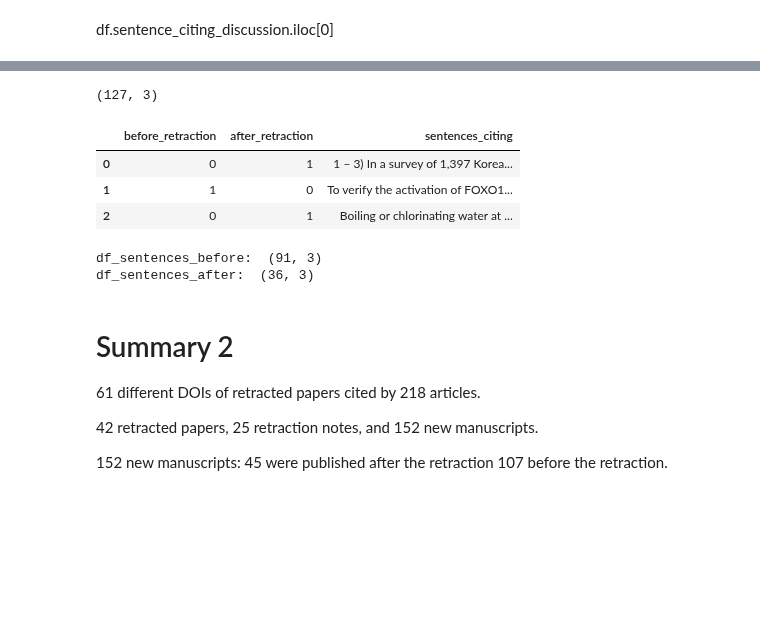
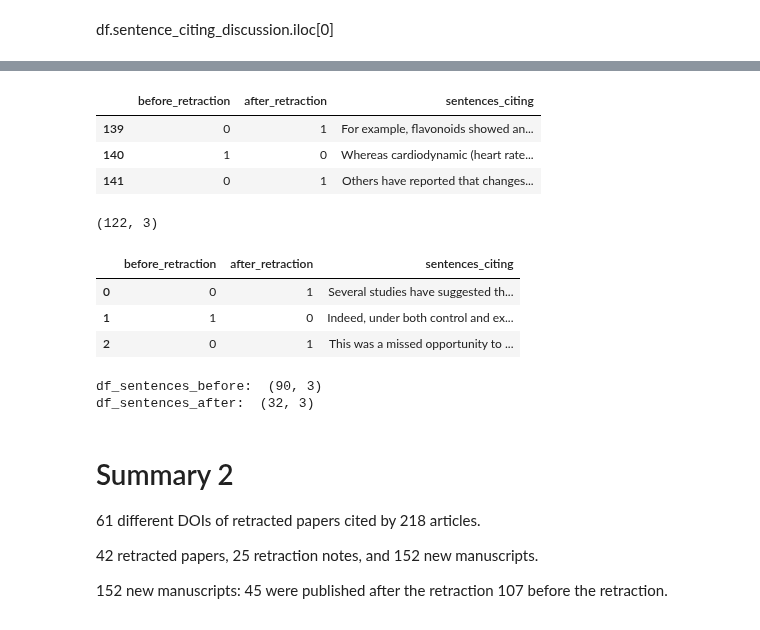
Before and after one commit to dciudadr/eLife_retractions, a Jupyter notebook: retractionwatc2h.ipynb, the cells around one changed output, grey strips where cells are left out. Drawn from its saved outputs; the diff is of its cells as text; code cells hidden in the pictures; blank space fills up the shorter version.

```diff
--- a/retractionwatc2h.ipynb
+++ b/retractionwatc2h.ipynb
@@ -521,30 +533,19 @@ from modules import get_df_analise_section
 
 list_DOI_cited = df_Articles_before_after_retraction.DOI_cited.unique()
 
-df = pd.DataFrame()
+df_1sentence = pd.DataFrame() # To get only the sentence citing
+df_3sentences = pd.DataFrame() # To get the sentence citing plus the following 3.
+
 for index, row in df_Articles_before_after_retraction.iterrows():
+
     df_analysis_row = get_df_analise_section.get_df(row.DOI_cited, [row.article_citing])
-    df = df.append(df_analysis_row)
-
-"""
-for doi in list_DOI_cited[3:4]:
-    mask = df_Articles_before_after_retraction.DOI_cited == doi
-    mask2 = df_Articles_before_after_retraction.after_retraction == 1
-    list_text_articles = list(df_Articles_before_after_retraction[(mask)].article_citing)
-    df = get_df_analise_section.get_df(doi, list_text_articles)
+    #df_1sentence = df.append(df_analysis_row)
+    df_1sentence = df_1sentence.append(df_analysis_row)
 
 
-"""
+    df_3_analysis_row = get_df_analise_section.get_df(row.DOI_cited, [row.article_citing], 3) # We will get 3 additinal sentences
+    df_3sentences = df_3sentences.append(df_3_analysis_row)
 
-"""
-
-
-
-for index, DOI in enumerate(DOI_list):
-
-    df_articles_citingDOI = df_articles[df_articles['DOI_cited'] == DOI]['article_citing']
-    list_articles_citingDOI = df_articles_citingDOI.values.tolist()
-
-    df = get_df_analise_section.get_df(DOI, list_articles_citingDOI)
-"""
+df_1sentence.reset_index(drop = True)
+df_3sentences.reset_index(drop = True)
 # %% [output]
@@ -664,26 +675,38 @@ df_sentences_classification
+# %%
+df1sentence_sentences_classification.tail(3)
+# %% [output]
+|  | before_retraction | after_retraction | sentences_citing |
+| 139 | 0 | 1 | For example, flavonoids showed an... |
+| 140 | 1 | 0 | Whereas cardiodynamic (heart rate... |
+| 141 | 0 | 1 | Others have reported that changes... |
 # %%
 #df.dropna(subset = "sentences_citing")
 
-df_sentences_classification = df_sentences_classification.dropna(subset = ["sentences_citing"])
+df1sentence_sentences_classification  = df1sentence_sentences_classification.dropna(subset = ["sentences_citing"])
+
+df3sentences_sentences_classification  = df3sentences_sentences_classification.dropna(subset = ["sentences_citing"])
 # %%
-df_sentences_classification.shape
+df3sentences_sentences_classification.shape
 # %% [output]
-(127, 3)
+(122, 3)
 # %%
-df_sentences_classification.head(3)
+df3sentences_sentences_classification.head(3)
 # %% [output]
 |  | before_retraction | after_retraction | sentences_citing |
-| 0 | 0 | 1 | 1 – 3) In a survey of 1,397 Korea... |
-| 1 | 1 | 0 | To verify the activation of FOXO1... |
-| 2 | 0 | 1 | Boiling or chlorinating water at ... |
+| 0 | 0 | 1 | Several studies have suggested th... |
+| 1 | 1 | 0 | Indeed, under both control and ex... |
+| 2 | 0 | 1 | This was a missed opportunity to ... |
 # %%
-df_sentences_before = df_sentences_classification[df_sentences_classification["before_retraction"] == 1]
-df_sentences_after = df_sentences_classification[df_sentences_classification["after_retraction"] == 1]
+df_sentences_before = df1sentence_sentences_classification[df1sentence_sentences_classification["before_retraction"] == 1]
+df_sentences_after = df1sentence_sentences_classification[df1sentence_sentences_classification["after_retraction"] == 1]
 print("df_sentences_before: ", df_sentences_before.shape)
 print("df_sentences_after: ", df_sentences_after.shape)
+
+df_3sentences_before = df3sentences_sentences_classification[df3sentences_sentences_classification["before_retraction"] == 1]
+df_3sentences_after = df3sentences_sentences_classification[df3sentences_sentences_classification["after_retraction"] == 1]
 # %% [output]
-df_sentences_before:  (91, 3)
-df_sentences_after:  (36, 3)
+df_sentences_before:  (90, 3)
+df_sentences_after:  (32, 3)
 # %% [markdown]
 # Summary 2
 
```
Also changed, not shown: parts of 62 cells of this notebook, 7 other files.
